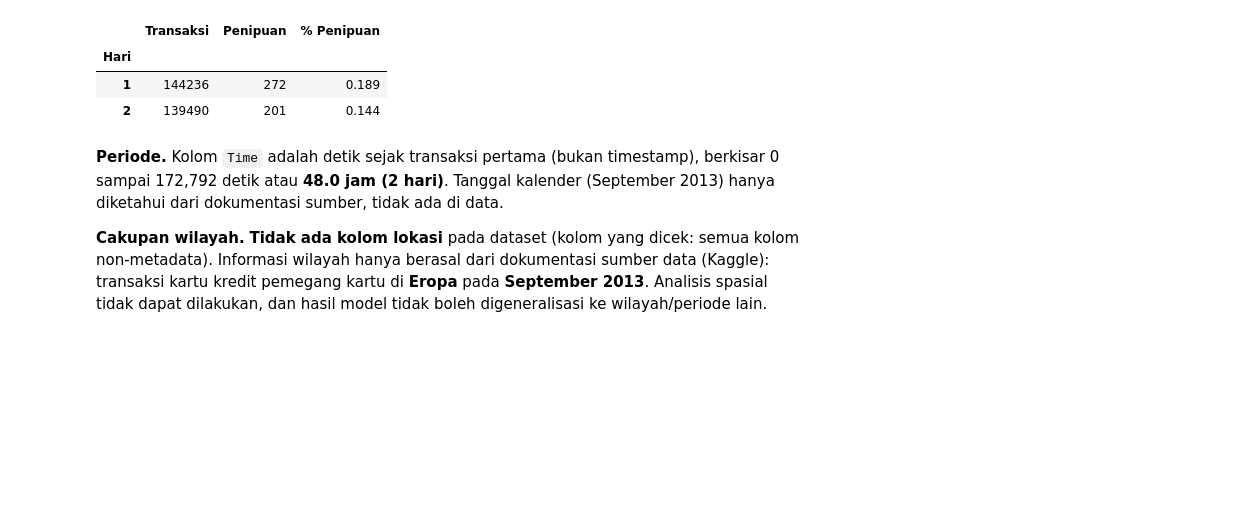
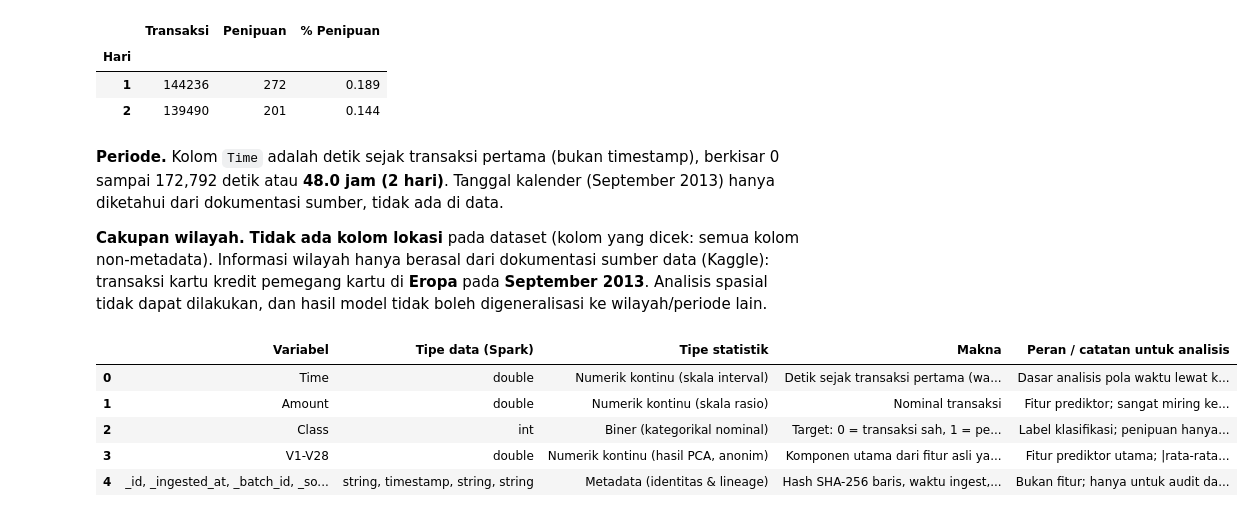
Before and after one commit to 157-Fadina/REPO-KELOMPOK04-MAHADATA, a Jupyter notebook: Kelompok04_Mahadata_M09.ipynb, the cells around one changed output. Saved outputs shown, nothing was run; the diff lists cells and outputs as text; code cells hidden in the pictures; blank space fills up the shorter version.

```diff
--- a/Kelompok04_Mahadata_M09.ipynb
+++ b/Kelompok04_Mahadata_M09.ipynb
@@ -404,3 +405,38 @@ atau **{durasi_jam:.1f} jam (2 hari)**. Tanggal kalender (September 2013) hanya
 atau **48.0 jam (2 hari)**. Tanggal kalender (September 2013) hanya diketahui dari dokumentasi sumber, tidak ada di data.
 
 **Cakupan wilayah.** **Tidak ada kolom lokasi** pada dataset (kolom yang dicek: semua kolom non-metadata). Informasi wilayah hanya berasal dari dokumentasi sumber data (Kaggle): transaksi kartu kredit pemegang kartu di **Eropa** pada **September 2013**. Analisis spasial tidak dapat dilakukan, dan hasil model tidak boleh digeneralisasi ke wilayah/periode lain.
+# %%
+# mengecek tipe variabel penting pada dataset
+spark_dtype = dict(txn.dtypes)
+vcorr = pdf[feature_cols].corr().abs().to_numpy(copy=True)
+np.fill_diagonal(vcorr, 0)
+v_mean_maks = pdf[feature_cols].mean().abs().max()
+
+tipe_variabel = pd.DataFrame([
+    ["Time", spark_dtype["Time"], "Numerik kontinu (skala interval)",
+     "Detik sejak transaksi pertama (waktu relatif, bukan timestamp)",
+     "Dasar analisis pola waktu lewat kolom turunan Hour/HourOfDay; tidak dipakai mentah sebagai fitur."],
+    ["Amount", spark_dtype["Amount"], "Numerik kontinu (skala rasio)",
+     "Nominal transaksi",
+     f"Fitur prediktor; sangat miring ke kanan (skewness {pdf['Amount'].skew():.1f})."],
+    ["Class", spark_dtype["Class"], "Biner (kategorikal nominal)",
+     "Target: 0 = transaksi sah, 1 = penipuan",
+     f"Label klasifikasi; penipuan hanya {N_FRAUD/N*100:.3f}% dari data."],
+    ["V1-V28", spark_dtype["V1"], "Numerik kontinu (hasil PCA, anonim)",
+     "Komponen utama dari fitur asli yang dirahasiakan",
+     f"Fitur prediktor utama; |rata-rata| terbesar {v_mean_maks:.3f} (terpusat di sekitar 0), "
+     f"korelasi antar-komponen maksimum {vcorr.max():.3f}."],
+    ["_id, _ingested_at, _batch_id, _source",
+     f"{spark_dtype['_id']}, {spark_dtype['_ingested_at']}, {spark_dtype['_batch_id']}, {spark_dtype['_source']}",
+     "Metadata (identitas & lineage)",
+     "Hash SHA-256 baris, waktu ingest, id batch, sumber data",
+     "Bukan fitur; hanya untuk audit dan pemisahan train-test tanpa tumpang tindih."],
+], columns=["Variabel", "Tipe data (Spark)", "Tipe statistik", "Makna", "Peran / catatan untuk analisis"])
+show_table(tipe_variabel)
+# %% [output]
+|  | Variabel | Tipe data (Spark) | Tipe statistik | Makna | Peran / catatan untuk analisis |
+| 0 | Time | double | Numerik kontinu (skala interval) | Detik sejak transaksi pertama (wa... | Dasar analisis pola waktu lewat k... |
+| 1 | Amount | double | Numerik kontinu (skala rasio) | Nominal transaksi | Fitur prediktor; sangat miring ke... |
+| 2 | Class | int | Biner (kategorikal nominal) | Target: 0 = transaksi sah, 1 = pe... | Label klasifikasi; penipuan hanya... |
+| 3 | V1-V28 | double | Numerik kontinu (hasil PCA, anonim) | Komponen utama dari fitur asli ya... | Fitur prediktor utama; |rata-rata... |
+| 4 | _id, _ingested_at, _batch_id, _so... | string, timestamp, string, string | Metadata (identitas & lineage) | Hash SHA-256 baris, waktu ingest,... | Bukan fitur; hanya untuk audit da... |
```
Also changed, not shown: parts of 6 cells of this notebook.
